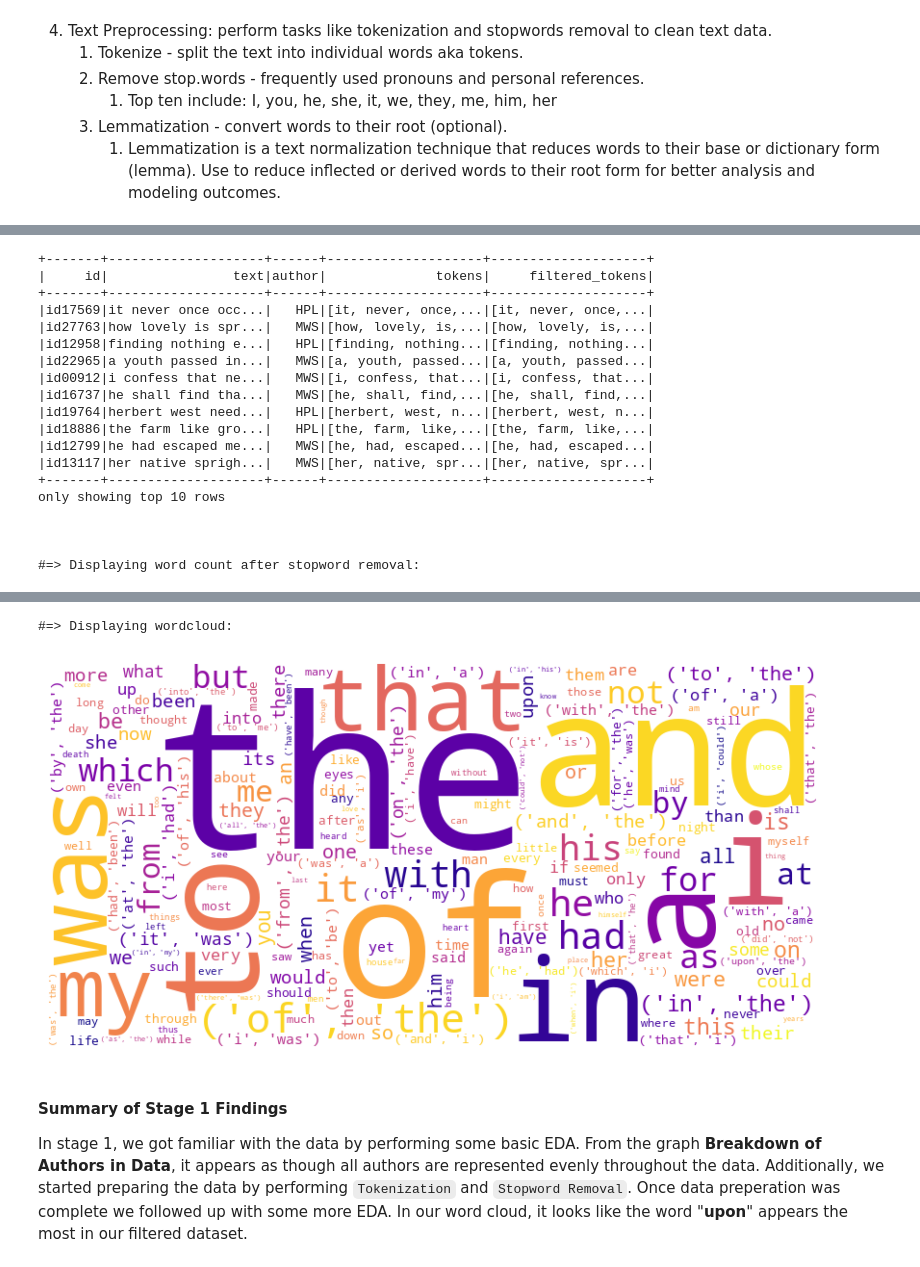
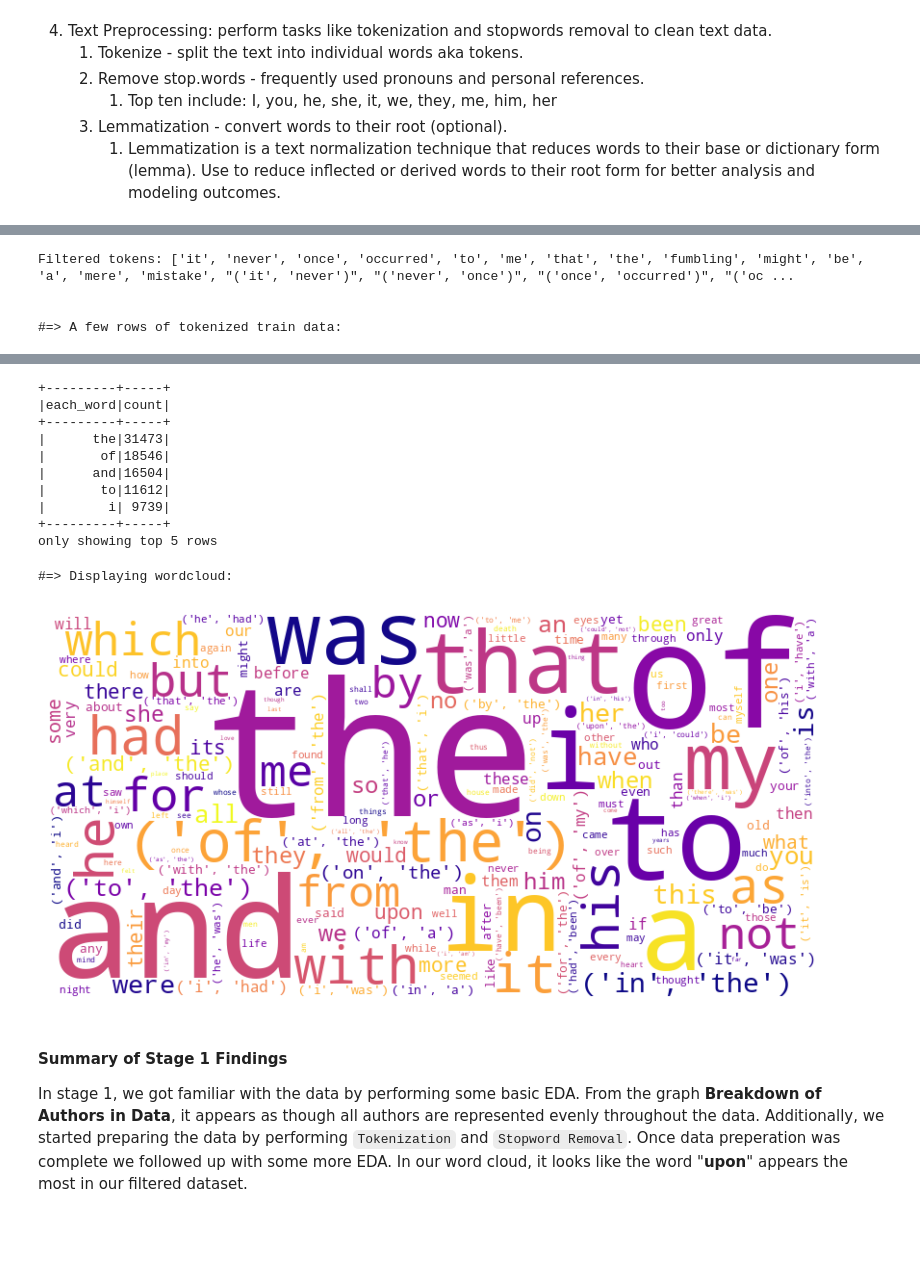
Before and after one commit to evandergraaf/M5.12-Spooky-Spark-Team-6, a Jupyter notebook: spookyspark.ipynb, the cells around one changed output, grey strips where cells are left out. Drawn from its saved outputs; the diff is of its cells as text; code cells hidden in the pictures; blank space fills up the shorter version.

```diff
--- a/spookyspark.ipynb
+++ b/spookyspark.ipynb
@@ -172,6 +179,8 @@ import matplotlib.pyplot as plt
 import numpy as np
 import seaborn as sns
 from wordcloud import WordCloud
+from nltk import ngrams
+from pyspark.sql.types import StringType, ArrayType
 
 authors = {
     'EAP': 'Edgar Allan Poe',
@@ -230,48 +239,19 @@ print("\n")
 print('#=> Displaying word count before stopword removal:')
 word_count.orderBy(col("count").desc()).show(5)
 
-# TODO: Add bigrams to tokens
-from nltk import ngrams
-from pyspark.sql.types import StringType, ArrayType
-
+# UDF to add bigrams to tokens
 def add_bigrams(tokens):
-    # TODO: return tokens + below
     return tokens + [str(bigram) for bigram in ngrams(tokens, 2)]
-    # return ["foobar"] #arr
-# TODO: good! Can use this for ngrams, probably, maybe other stuff too
-# Convert function to UDF
 bigramUDF = udf(add_bigrams, ArrayType(StringType()))
-
-print("UDF results:")
-# df_train_tokenized.select(col("text"), \
-#     bigramUDF(col("tokens")).alias("tokens_and_bigrams") ) \
-#    .show(5, truncate=True)
 df_train_bigrams = df_train_tokenized.withColumn("tokens", bigramUDF(col("tokens")))
-df_train_bigrams.show(5)
-
-# df_train_ngrams = df_train_tokenized.withColumn("tokens", df_train_tokenized["tokens"])
-# df_train_ngrams.show(5)
-
-# Create and show the list of stopwords
-num_stopwords = 0
-stopwords_alt = [data[0] for data in word_count.orderBy(col("count").desc()).select('each_word').collect()]
-print(len(stopwords_alt))
-stopwords_alt = stopwords_alt[0:num_stopwords]
-print(stopwords_alt)
-
-# TEST: custom stopwords
-# ['the', 'of', 'and', 'to', 'i', 'a', 'in', 'was', 'that']
-# stopwords_alt += ["he", "my", "it", "had"]
-# stopwords_alt.remove("but")
-# stopwords_alt.append("which")
 
 # (1.4.B) Step 2: Stopword removal
-# List of stopwords compiled from the Gigaword corpus by Dr. George Wilson of Georgetown University: https://faculty.georgetown.edu/wilsong/IR/WD3.html
-with open('stopwords.csv', newline='') as csvfile:
-    stopword_reader = csv.reader(csvfile, delimiter=',')
-    next(stopword_reader, None)  # Skip header
-    stopwords = [row[2] for row in stopword_reader]
-stopwords_remover = StopWordsRemover(inputCol="tokens", outputCol="filtered_tokens", stopWords=stopwords_alt)
+# Create a list of stopwords from the training data (unused)
+num_stopwords = 0
+stopwords = [data[0] for data in word_count.orderBy(col("count").desc()).select('each_word').collect()]
+stopwords = stopwords[0:num_stopwords]
+print(f"Using {len(stopwords)} stopwords: {stopwords}")
+stopwords_remover = StopWordsRemover(inputCol="tokens", outputCol="filtered_tokens", stopWords=stopwords)
 df_train_no_stopwords = stopwords_remover.transform(df_train_bigrams)
 print('\n#=> 1.4.B Stopword removal')
 print(f"Filtered tokens: {df_train_no_stopwords.head().filtered_tokens}")
@@ -362,19 +331,4 @@ Filtered tokens: ['it', 'never', 'once', 'occurred', 'to', 'me', 'that', 'the',
-+-------+--------------------+------+--------------------+--------------------+
-|     id|                text|author|              tokens|     filtered_tokens|
-+-------+--------------------+------+--------------------+--------------------+
-|id17569|it never once occ...|   HPL|[it, never, once,...|[it, never, once,...|
-|id27763|how lovely is spr...|   MWS|[how, lovely, is,...|[how, lovely, is,...|
-|id12958|finding nothing e...|   HPL|[finding, nothing...|[finding, nothing...|
-|id22965|a youth passed in...|   MWS|[a, youth, passed...|[a, youth, passed...|
-|id00912|i confess that ne...|   MWS|[i, confess, that...|[i, confess, that...|
-|id16737|he shall find tha...|   MWS|[he, shall, find,...|[he, shall, find,...|
-|id19764|herbert west need...|   HPL|[herbert, west, n...|[herbert, west, n...|
-|id18886|the farm like gro...|   HPL|[the, farm, like,...|[the, farm, like,...|
-|id12799|he had escaped me...|   MWS|[he, had, escaped...|[he, had, escaped...|
-|id13117|her native sprigh...|   MWS|[her, native, spr...|[her, native, spr...|
-+-------+--------------------+------+--------------------+--------------------+
-only showing top 10 rows
+Filtered tokens: ['it', 'never', 'once', 'occurred', 'to', 'me', 'that', 'the', 'fumbling', 'might', 'be', 'a', 'mere', 'mistake', "('it', 'never')", "('never', 'once')", "('once', 'occurred')", "('oc ...
 
 
-
-#=> Displaying word count after stopword removal:
+#=> A few rows of tokenized train data:
@@ -391,5 +354,15 @@ only showing top 5 rows
-#=> Displaying wordcloud:
++---------+-----+
+|each_word|count|
++---------+-----+
+|      the|31473|
+|       of|18546|
+|      and|16504|
+|       to|11612|
+|        i| 9739|
++---------+-----+
+only showing top 5 rows
+#=> Displaying wordcloud:
-[figure, old version]
+[figure, new version]
 # %% [markdown]
 #### Summary of Stage 1 Findings
 
```
Also changed, not shown: parts of 8 cells of this notebook.
